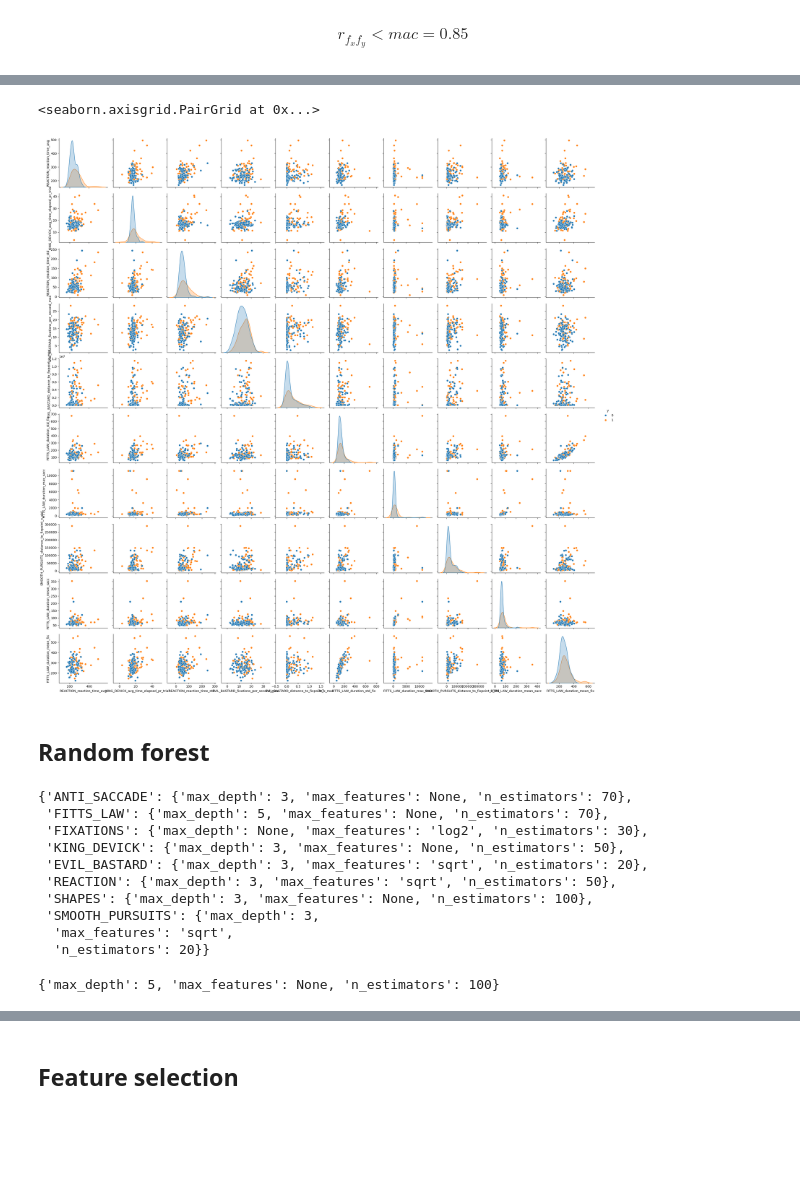
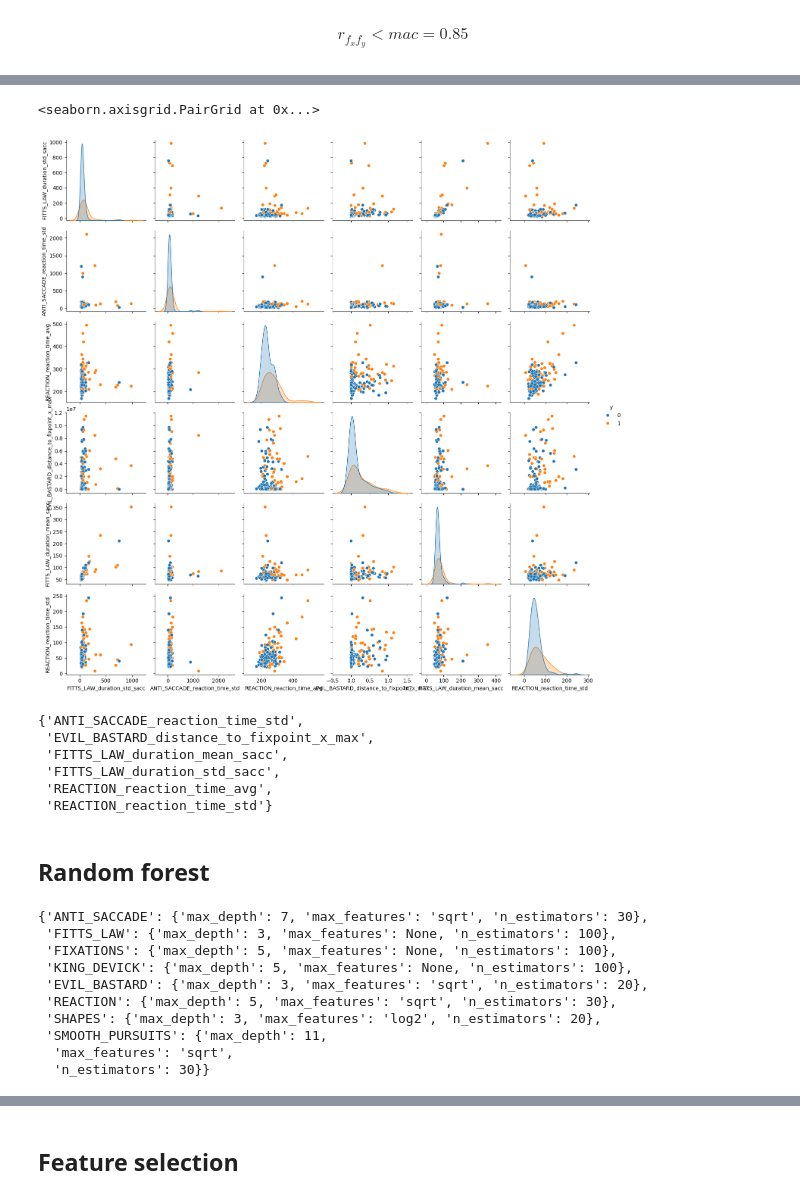
Before and after one commit to krusand/Analyzing-concussions-through-eyetracking-measurements, a Jupyter notebook: src/feature_selection.ipynb, the cells around one changed output, grey strips where cells are left out. Saved outputs shown, nothing was run; the diff lists cells and outputs as text; code cells hidden in the pictures; blank space fills up the shorter version.

```diff
--- a/src/feature_selection.ipynb
+++ b/src/feature_selection.ipynb
@@ -34,13 +34,32 @@ $$
 # %%
 from sklearn.feature_selection import VarianceThreshold
 # %%
-selector = VarianceThreshold(threshold=0.01)
-min_variance_features = selector.fit_transform(X)
+def remove_low_variance_features(X, threshold=0.01):
+    """
+    Remove features with variance below a specified threshold.
 
-# Get the selected feature names
-min_variance_features_names = X.columns[selector.get_support()]
+    Parameters:
+    -----------
+    X : DataFrame
+        Feature matrix
+    threshold : float, optional (default=0.01)
+        Variance threshold below which features will be removed
 
-# Create data_frame with min variance features
-X1 = X[min_variance_features_names]
+    Returns:
+    --------
+    X_reduced : DataFrame
+        Feature matrix with low variance features removed
+    """
+    # Apply variance threshold
+    selector = VarianceThreshold(threshold=threshold)
+    selector.fit(X)
 
-print(f"Kept {X1.shape[1]} features out of {X.shape[1]}")
+    # Get selected feature names
+    selected_feature_names = X.columns[selector.get_support()]
+
+    # Create reduced DataFrame
+    X_reduced = X[selected_feature_names]
+
+    logging.info(f"Kept {X_reduced.shape[1]} features out of {X.shape[1]}")
+
+    return X_reduced
@@ -84,0 +129,2 @@ X2.shape
+# %%
+X_reduced = X.pipe(remove_low_variance_features).pipe(remove_multicollineraity, y)
@@ -130,0 +239,2 @@ top_20_features_significance
+# %%
+significant_features = find_statistically_different_features(X_reduced, y, alpha=0.05, return_details=False)
@@ -131,9 +243,18 @@ top_20_features_significance
 # %%
-top_10_features_significance = list(sig_features_df.sort_values("P-value").head(10)["Feature"])
+top_10_features_significance = list(significant_features.sort_values("p_value")["feature"])
 sns.pairplot(features[top_10_features_significance + ['y']], hue='y')
 # %% [output]
 <seaborn.axisgrid.PairGrid at 0x...>
-[figure, old version]
+[figure, new version]
+# %%
+set(significant_features)
+# %% [output]
+{'ANTI_SACCADE_reaction_time_std',
+ 'EVIL_BASTARD_distance_to_fixpoint_x_max',
+ 'FITTS_LAW_duration_mean_sacc',
+ 'FITTS_LAW_duration_std_sacc',
+ 'REACTION_reaction_time_avg',
+ 'REACTION_reaction_time_std'}
 # %% [markdown]
 ## Random forest
 # %%
@@ -210,17 +338,0 @@ feature_importances, best_rf_params = get_feature_importance(X2,y)
-# %%
-best_rf_params_exp
-# %% [output]
-{'ANTI_SACCADE': {'max_depth': 3, 'max_features': None, 'n_estimators': 70},
- 'FITTS_LAW': {'max_depth': 5, 'max_features': None, 'n_estimators': 70},
- 'FIXATIONS': {'max_depth': None, 'max_features': 'log2', 'n_estimators': 30},
- 'KING_DEVICK': {'max_depth': 3, 'max_features': None, 'n_estimators': 50},
- 'EVIL_BASTARD': {'max_depth': 3, 'max_features': 'sqrt', 'n_estimators': 20},
- 'REACTION': {'max_depth': 3, 'max_features': 'sqrt', 'n_estimators': 50},
- 'SHAPES': {'max_depth': 3, 'max_features': None, 'n_estimators': 100},
- 'SMOOTH_PURSUITS': {'max_depth': 3,
-  'max_features': 'sqrt',
-  'n_estimators': 20}}
-# %%
-best_rf_params
-# %% [output]
-{'max_depth': 5, 'max_features': None, 'n_estimators': 100}
@@ -226,0 +342,13 @@ best_rf_params
+# %%
+best_params_exp
+# %% [output]
+{'ANTI_SACCADE': {'max_depth': 7, 'max_features': 'sqrt', 'n_estimators': 30},
+ 'FITTS_LAW': {'max_depth': 3, 'max_features': None, 'n_estimators': 100},
+ 'FIXATIONS': {'max_depth': 5, 'max_features': None, 'n_estimators': 100},
+ 'KING_DEVICK': {'max_depth': 5, 'max_features': None, 'n_estimators': 100},
+ 'EVIL_BASTARD': {'max_depth': 3, 'max_features': 'sqrt', 'n_estimators': 20},
+ 'REACTION': {'max_depth': 5, 'max_features': 'sqrt', 'n_estimators': 30},
+ 'SHAPES': {'max_depth': 3, 'max_features': 'log2', 'n_estimators': 20},
+ 'SMOOTH_PURSUITS': {'max_depth': 11,
+  'max_features': 'sqrt',
+  'n_estimators': 30}}
```
Also changed, not shown: parts of 33 cells of this notebook, 2 other files.
